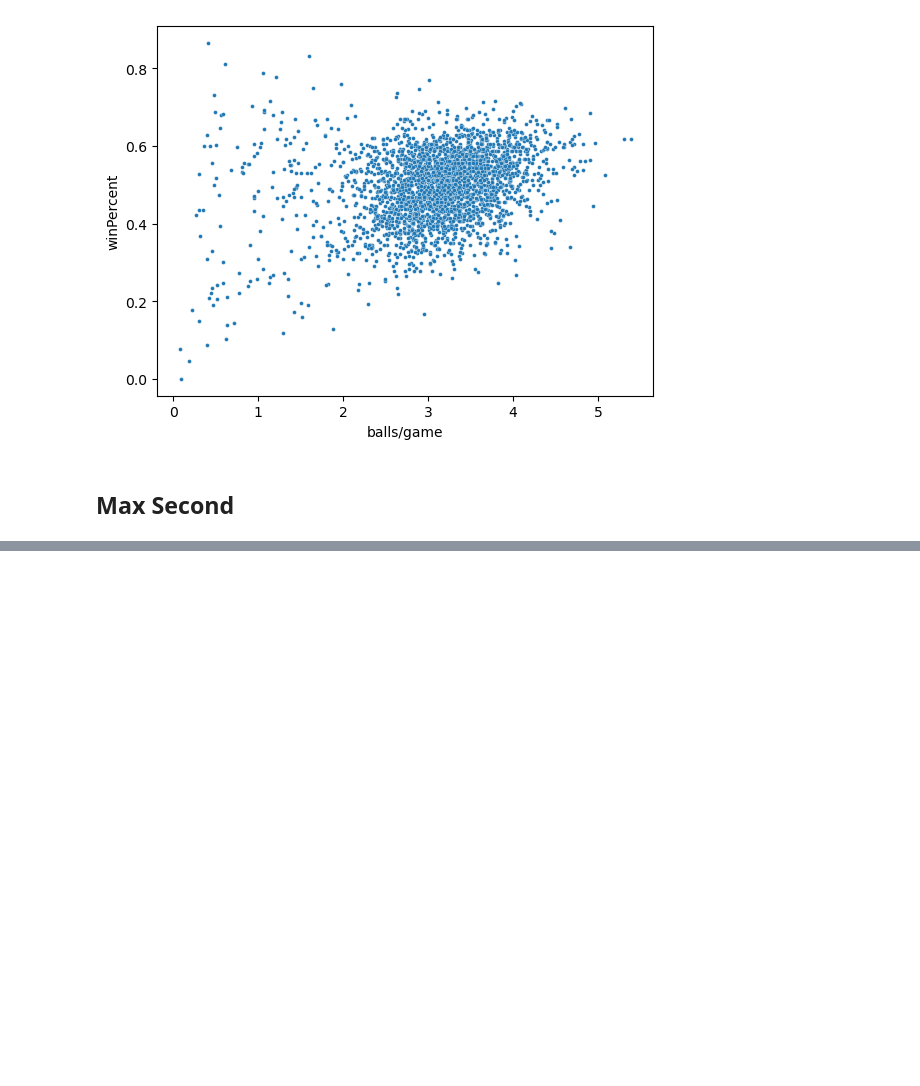
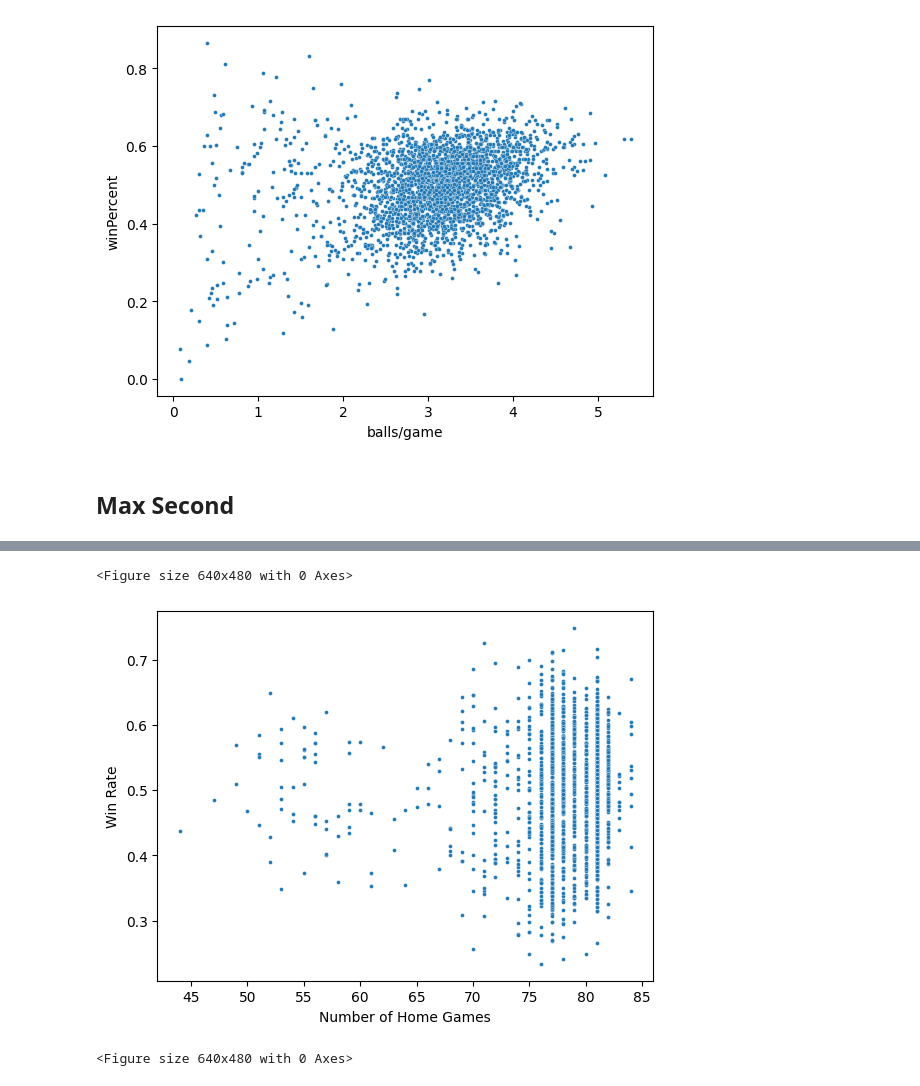
Before and after one commit to Drew-Watson-117/Data_Science_Project_1, a Jupyter notebook: project1.ipynb, the cells around one changed output, grey strips where cells are left out. Drawn from its saved outputs; the diff is of its cells as text; code cells hidden in the pictures; blank space fills up the shorter version.

Commit message:
Brainstorming data analysis

```diff
--- a/project1.ipynb
+++ b/project1.ipynb
@@ -65,0 +56,16 @@ AttributeError: 'DataFrame' object has no attribute 'BB'
+# %%
+teams = pd.read_csv('./data/core/Teams.csv')
+
+gameData = teams[['W','L','Ghome','G']]
+gameData = gameData.dropna()
+# Create Win Rate Column
+gameData['WR'] = gameData.W / gameData.G
+
+plt.xlabel("Number of Home Games")
+plt.ylabel("Win Rate")
+sns.scatterplot(x='Ghome', y='WR', data=gameData, s=8)
+plt.figure()
+# %% [output]
+<Figure size 640x480 with 0 Axes>
+[figure, added]
+<Figure size 640x480 with 0 Axes>
```
Also changed, not shown: parts of 5 cells of this notebook.
